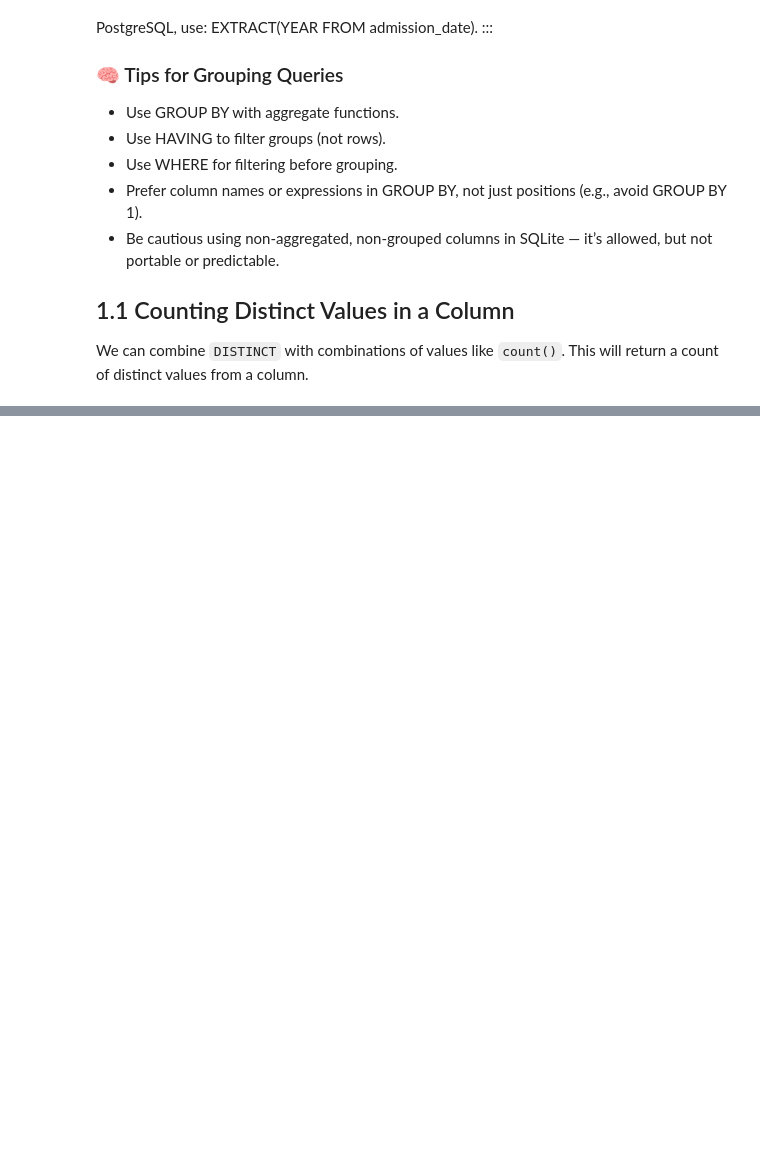
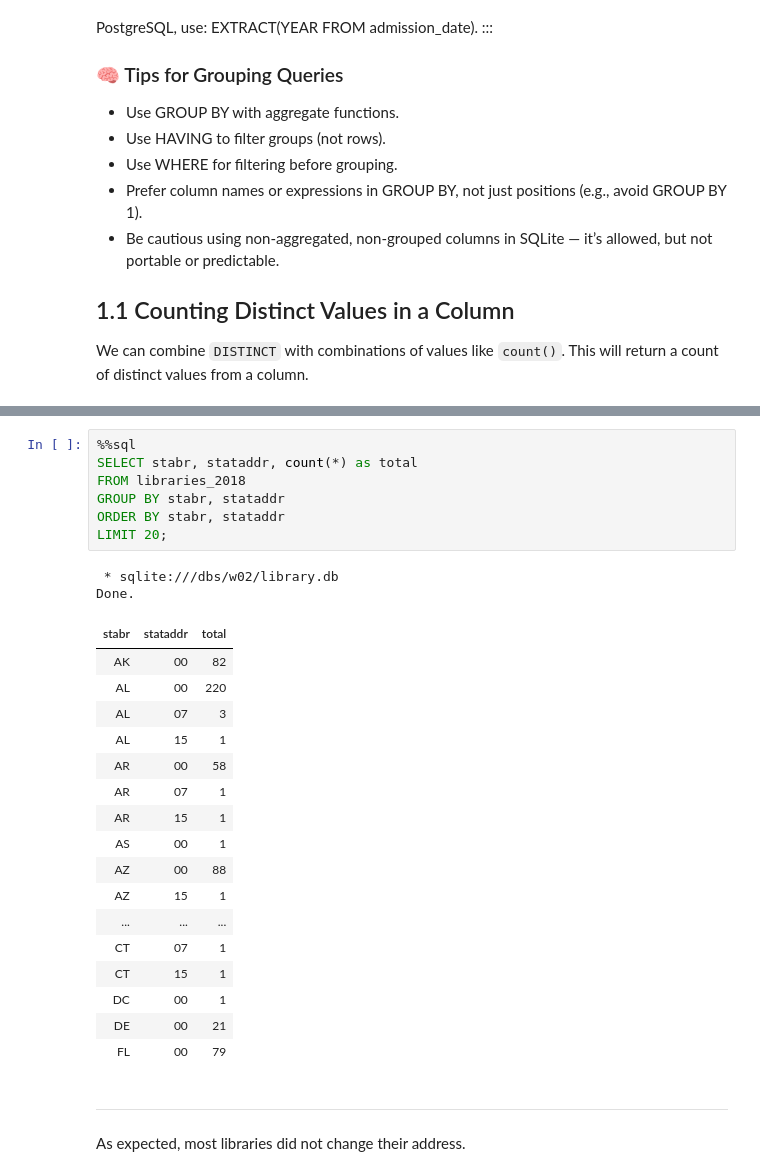
Before and after one commit to ericaraujophd/25sp-cs354A, a Jupyter notebook: week02-notes.ipynb, the cells around one changed output, grey strips where cells are left out. Cells and saved outputs as stored; diff of their text form; blank space fills up the shorter version.

```diff
--- a/week02-notes.ipynb
+++ b/week02-notes.ipynb
@@ -397,0 +641,31 @@ FROM libraries_2017;
+# %%
+%%sql
+SELECT stabr, stataddr, count(*) as total
+FROM libraries_2018
+GROUP BY stabr, stataddr
+ORDER BY stabr, stataddr
+LIMIT 20;
+# %% [output]
+ * sqlite:///dbs/w02/library.db
+Done.
+| stabr | stataddr | total |
+| AK | 00 | 82 |
+| AL | 00 | 220 |
+| AL | 07 | 3 |
+| AL | 15 | 1 |
+| AR | 00 | 58 |
+| AR | 07 | 1 |
+| AR | 15 | 1 |
+| AS | 00 | 1 |
+| AZ | 00 | 88 |
+| AZ | 15 | 1 |
+| ... | ... | ... |
+| CT | 07 | 1 |
+| CT | 15 | 1 |
+| DC | 00 | 1 |
+| DE | 00 | 21 |
+| FL | 00 | 79 |
+# %% [markdown]
+---
+
+As expected, most libraries did not change their address.
```
Also changed, not shown: parts of 32 cells of this notebook, 7 other files.
